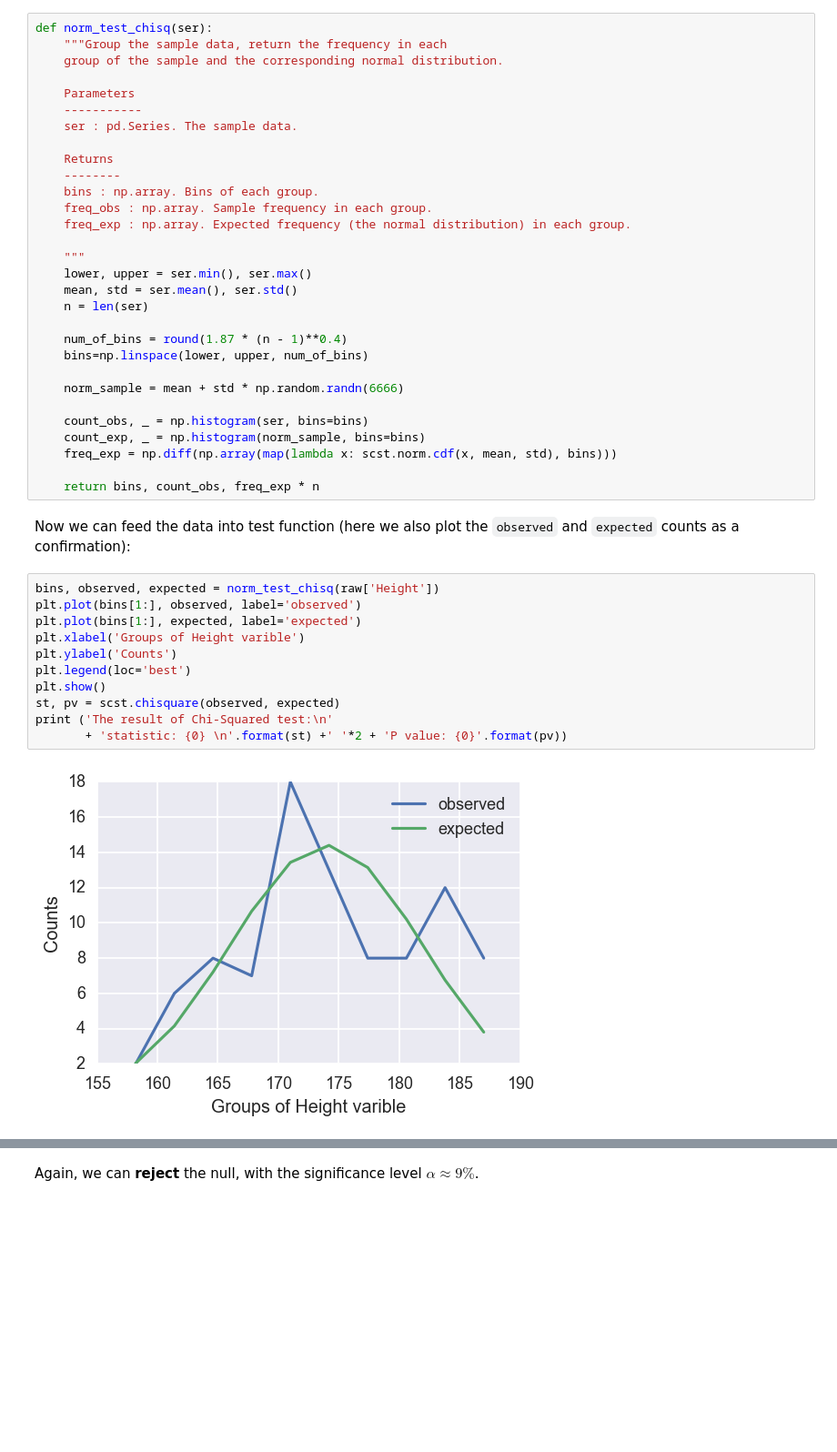
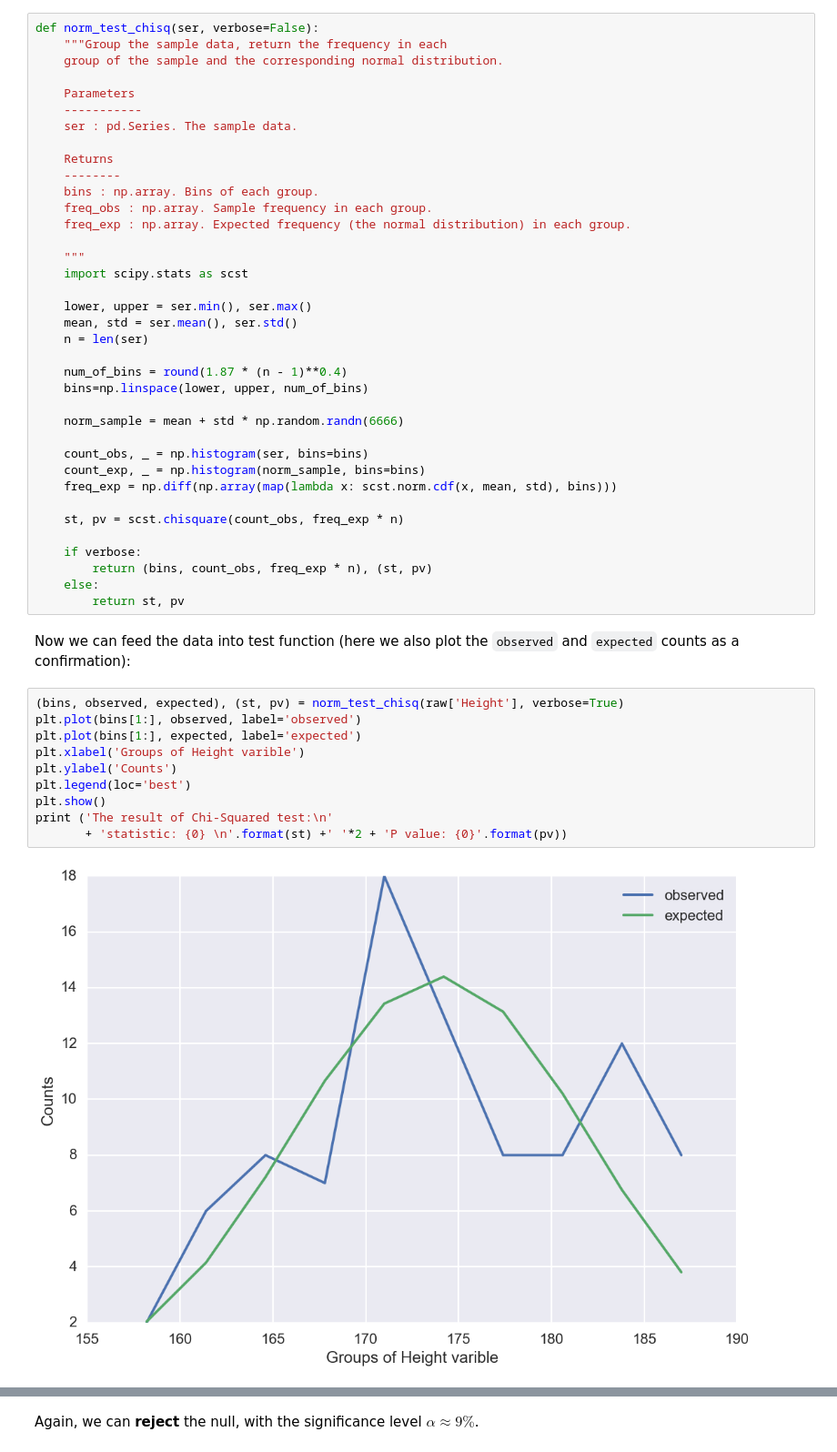
Before and after one commit to brillliantz/Statistics, a Jupyter notebook: EDA_and_Regression_on_Height.ipynb, the cells around one changed output, grey strips where cells are left out. Shown at 91% size. Saved outputs shown, nothing was run; the diff lists cells and outputs as text; blank space fills up the shorter version.

Commit message:
rewrite norm_test_chisq function, add verbose option

```diff
--- a/EDA_and_Regression_on_Height.ipynb
+++ b/EDA_and_Regression_on_Height.ipynb
@@ -220,7 +220,7 @@ plt.title('Distribution Comparison')
 # %% [markdown]
 We will use `scipy.stats.chisquare` to conduct this test. The function can only accept discret data, so we have to **divide data points and calculate expected data ourselves**. The following `norm_test_chisq` will do this:
 # %%
-def norm_test_chisq(ser):
+def norm_test_chisq(ser, verbose=False):
     """Group the sample data, return the frequency in each
     group of the sample and the corresponding normal distribution.
 
@@ -235,6 +235,8 @@ def norm_test_chisq(ser):
     freq_exp : np.array. Expected frequency (the normal distribution) in each group.
 
     """
+    import scipy.stats as scst
+
     lower, upper = ser.min(), ser.max()
     mean, std = ser.mean(), ser.std()
     n = len(ser)
@@ -248,22 +250,26 @@ def norm_test_chisq(ser):
     count_exp, _ = np.histogram(norm_sample, bins=bins)
     freq_exp = np.diff(np.array(map(lambda x: scst.norm.cdf(x, mean, std), bins)))
 
-    return bins, count_obs, freq_exp * n
+    st, pv = scst.chisquare(count_obs, freq_exp * n)
+
+    if verbose:
+        return (bins, count_obs, freq_exp * n), (st, pv)
+    else:
+        return st, pv
 # %% [markdown]
 Now we can feed the data into test function (here we also plot the `observed` and `expected` counts as a confirmation):
 # %%
-bins, observed, expected = norm_test_chisq(raw['Height'])
+(bins, observed, expected), (st, pv) = norm_test_chisq(raw['Height'], verbose=True)
 plt.plot(bins[1:], observed, label='observed')
 plt.plot(bins[1:], expected, label='expected')
 plt.xlabel('Groups of Height varible')
 plt.ylabel('Counts')
 plt.legend(loc='best')
 plt.show()
-st, pv = scst.chisquare(observed, expected)
 print ('The result of Chi-Squared test:\n'
        + 'statistic: {0} \n'.format(st) +' '*2 + 'P value: {0}'.format(pv))
 # %% [output]
-[figure, old version]
+[figure, new version]
 The result of Chi-Squared test:
 statistic: 15.0549816151
   P value: 0.0894367551011
```
Also changed, not shown: parts of 25 cells of this notebook.
